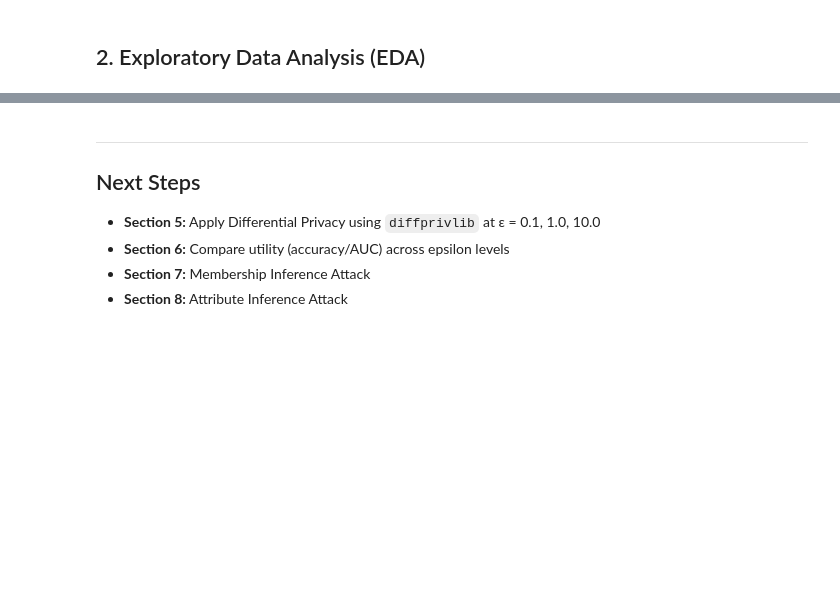
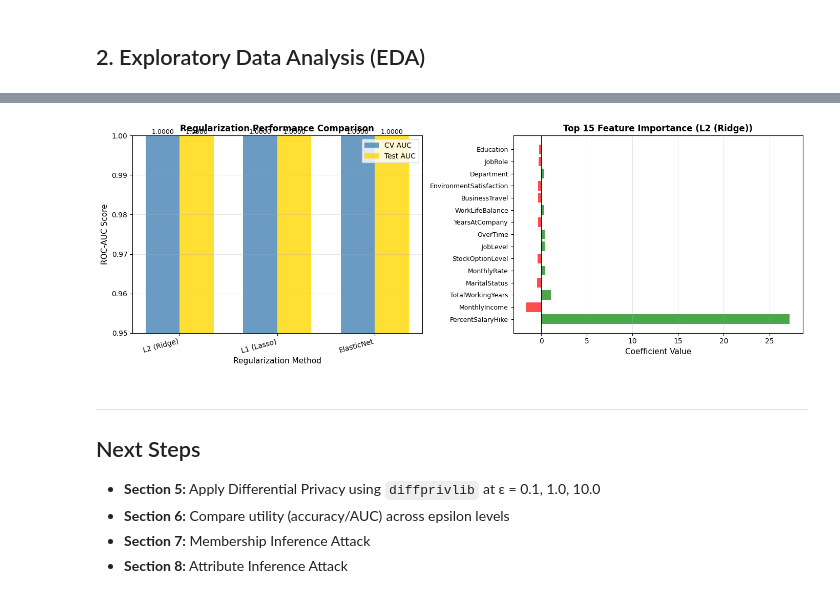
Before and after one commit to chloepart/DSBA6010_Final_Project, a Jupyter notebook: DSBA6010_Final_Project.ipynb, the cells around one changed output, grey strips where cells are left out. Cells and saved outputs as stored; diff of their text form; code cells hidden in the pictures; blank space fills up the shorter version.

```diff
--- a/DSBA6010_Final_Project.ipynb
+++ b/DSBA6010_Final_Project.ipynb
@@ -184,13 +340,0 @@ This will serve as the **accuracy ceiling** to compare against privatized versio
-# %%
-from sklearn.linear_model import LogisticRegression
-from sklearn.metrics import classification_report, roc_auc_score, confusion_matrix
-
-baseline_model = LogisticRegression(max_iter=1000, random_state=42)
-baseline_model.fit(X_train_scaled, y_train)
-
-y_pred = baseline_model.predict(X_test_scaled)
-y_prob = baseline_model.predict_proba(X_test_scaled)[:, 1]
-
-print("=== Baseline Model (No Privacy) ===")
-print(classification_report(y_test, y_pred, target_names=['No Attrition', 'Attrition']))
-print(f"ROC-AUC: {roc_auc_score(y_test, y_prob):.4f}")
@@ -197,3 +452,63 @@ print(f"ROC-AUC: {roc_auc_score(y_test, y_prob):.4f}")
+# %%
+# Visualize regularization comparison
+fig, axes = plt.subplots(1, 2, figsize=(14, 5))
+
+# 1. Compare Test AUC across regularization methods
+reg_names = list(results.keys())
+test_aucs = [results[name]['test_auc'] for name in reg_names]
+cv_aucs = [results[name]['cv_score'] for name in reg_names]
+
+x = np.arange(len(reg_names))
+width = 0.35
+
+bars1 = axes[0].bar(x - width/2, cv_aucs, width, label='CV AUC', color='steelblue', alpha=0.8)
+bars2 = axes[0].bar(x + width/2, test_aucs, width, label='Test AUC', color='gold', alpha=0.8)
+
+axes[0].set_xlabel('Regularization Method', fontsize=11)
+axes[0].set_ylabel('ROC-AUC Score', fontsize=11)
+axes[0].set_title('Regularization Performance Comparison', fontsize=12, fontweight='bold')
+axes[0].set_xticks(x)
+axes[0].set_xticklabels(reg_names, rotation=15, ha='right')
+axes[0].legend()
+axes[0].set_ylim([0.95, 1.0])
+axes[0].grid(axis='y', alpha=0.3)
+
+# Add value labels on bars
+for bars in [bars1, bars2]:
+    for bar in bars:
+        height = bar.get_height()
+        axes[0].text(bar.get_x() + bar.get_width()/2., height,
+                    f'{height:.4f}', ha='center', va='bottom', fontsize=9)
+
+# 2. Feature importance (coefficients) from best model
+feature_names = X_train.columns
+coefficients = best_model.coef_[0]
+feature_importance = pd.DataFrame({
+    'Feature': feature_names,
+    'Coefficient': coefficients,
+    'Abs_Coefficient': np.abs(coefficients)
+}).sort_values('Abs_Coefficient', ascending=False).head(15)
+
+y_pos = np.arange(len(feature_importance))
+colors = ['green' if c > 0 else 'red' for c in feature_importance['Coefficient']]
+
+axes[1].barh(y_pos, feature_importance['Coefficient'], color=colors, alpha=0.7)
+axes[1].set_yticks(y_pos)
+axes[1].set_yticklabels(feature_importance['Feature'], fontsize=9)
+axes[1].set_xlabel('Coefficient Value', fontsize=11)
+axes[1].set_title(f'Top 15 Feature Importance ({best_reg_name})', fontsize=12, fontweight='bold')
+axes[1].axvline(x=0, color='black', linestyle='-', linewidth=0.8)
+axes[1].grid(axis='x', alpha=0.3)
+
+plt.tight_layout()
+plt.show()
+
+# Show number of non-zero coefficients for L1
+if best_reg_name == 'L1 (Lasso)':
+    non_zero = np.sum(np.abs(best_model.coef_[0]) > 1e-5)
+    print(f"\n\ud83d\udcca L1 Regularization selected {non_zero}/{len(feature_names)} features (zeroed out {len(feature_names) - non_zero})")
+# %% [output]
+[figure, added]
 # %% [markdown]
 ---
 ## Next Steps
```
Also changed, not shown: parts of 20 cells of this notebook.
